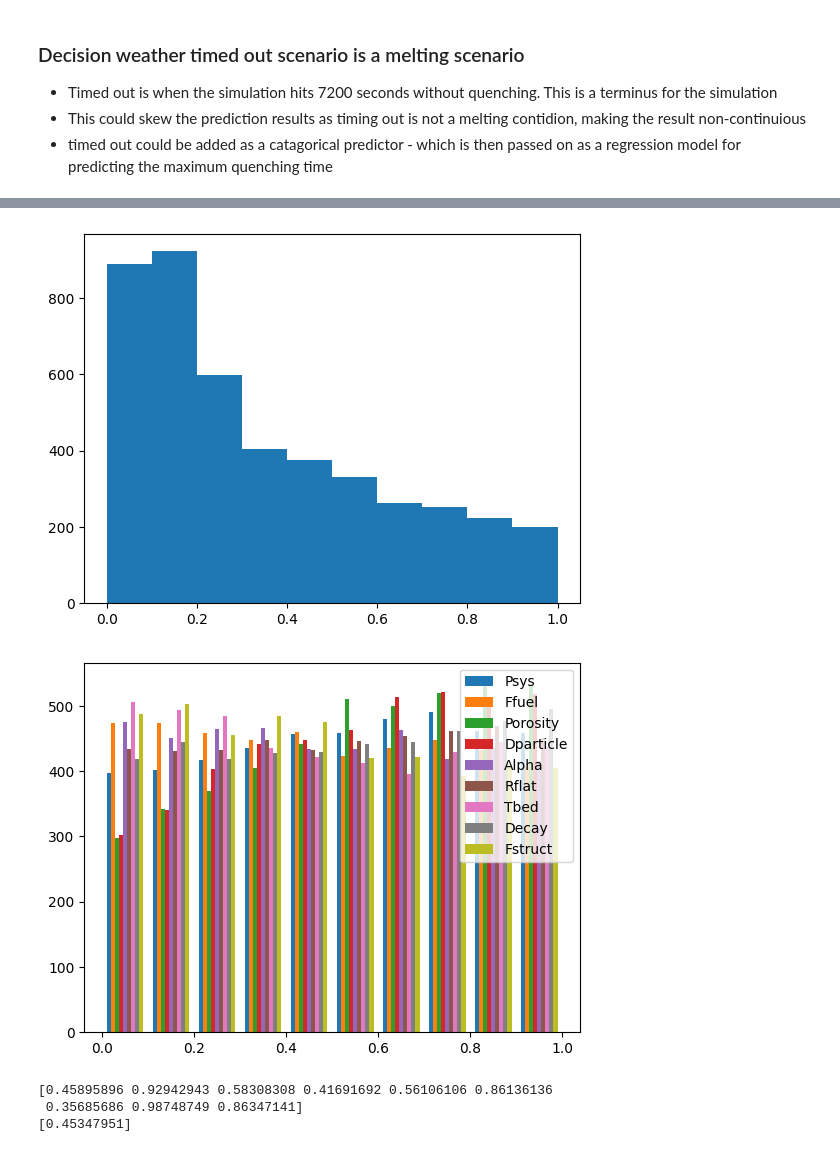
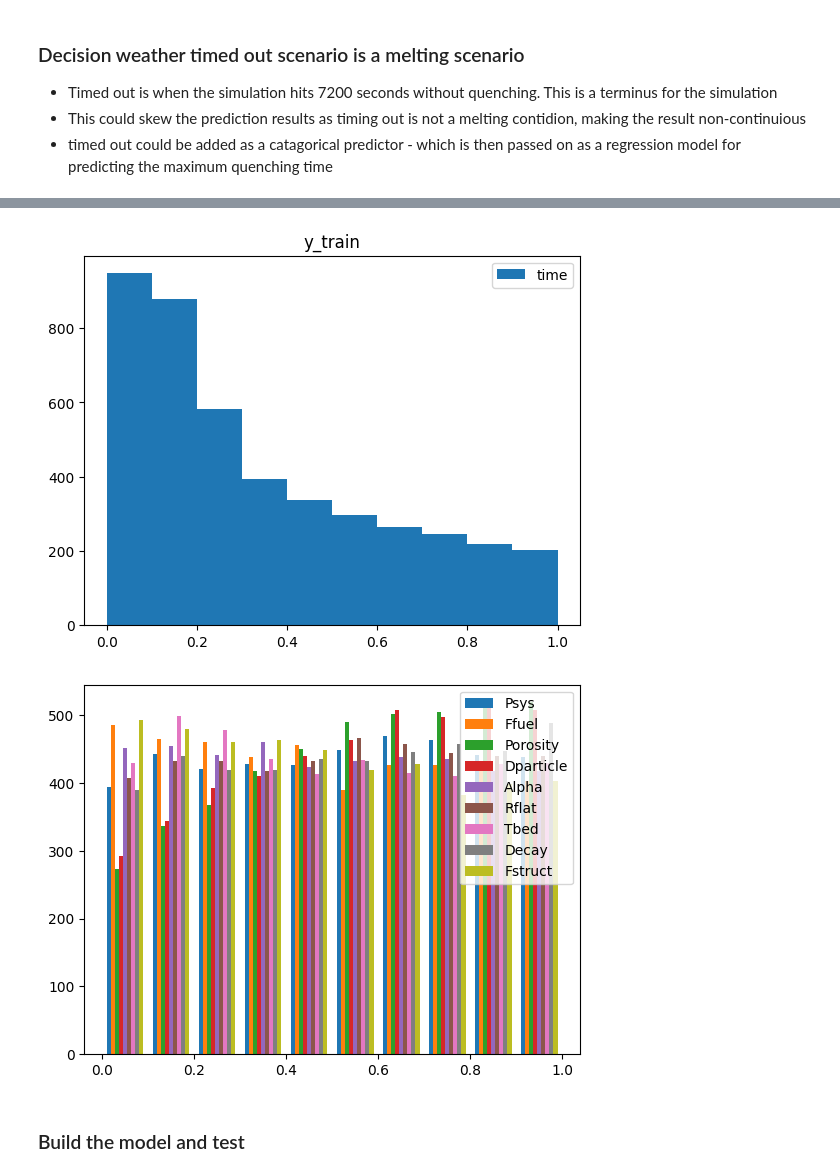
Before and after one commit to Jaz-JThompson/Quenchzeit_Vorhersage_APP, a Jupyter notebook: NN1_regression_maxquenchtime.ipynb, the cells around one changed output, grey strips where cells are left out. Cells and saved outputs as stored; diff of their text form; code cells hidden in the pictures.

```diff
--- a/NN1_regression_maxquenchtime.ipynb
+++ b/NN1_regression_maxquenchtime.ipynb
@@ -114,9 +108,9 @@ df['detected'].value_counts().plot(kind='bar')
 [figure]
 # %%
 # print the first 5 rows of the df where time is less than 0.5
-print(df[df['time'] < 500])
-# remove all rows where time is less than 100
-#df = df[df['time'] > 500]
+#print(df[df['time'] < 500])
+# remove all rows where time is less than 100 as they hold high statistical error
+df = df[df['time'] > 100]
 ## reset the index
-#df = df.reset_index(drop=True)
+df = df.reset_index(drop=True)
 #
@@ -261,19 +207,15 @@ y_val = scalar_y.transform(y_val)
 # %%
 # print distrbution of X and y
 plt.hist(y_train) # time
+plt.legend(y.columns)
+plt.title('y_train')
 plt.show()
 plt.hist(X_train)
 plt.legend(X.columns)
 plt.show()
 # %% [output]
-[figure, old version]
+[figure, new version]
-[figure, old version]
+[figure, new version]
-# %%
-# print one row of X and y
-print(X_train[0])
-print(y_train[0])
-# %% [output]
-[0.45895896 0.92942943 0.58308308 0.41691692 0.56106106 0.86136136
- 0.35685686 0.98748749 0.86347141]
-[0.45347951]
+# %% [markdown]
+### Build the model and test
 # %%
```
Also changed, not shown: parts of 15 cells of this notebook, 17 other files.
